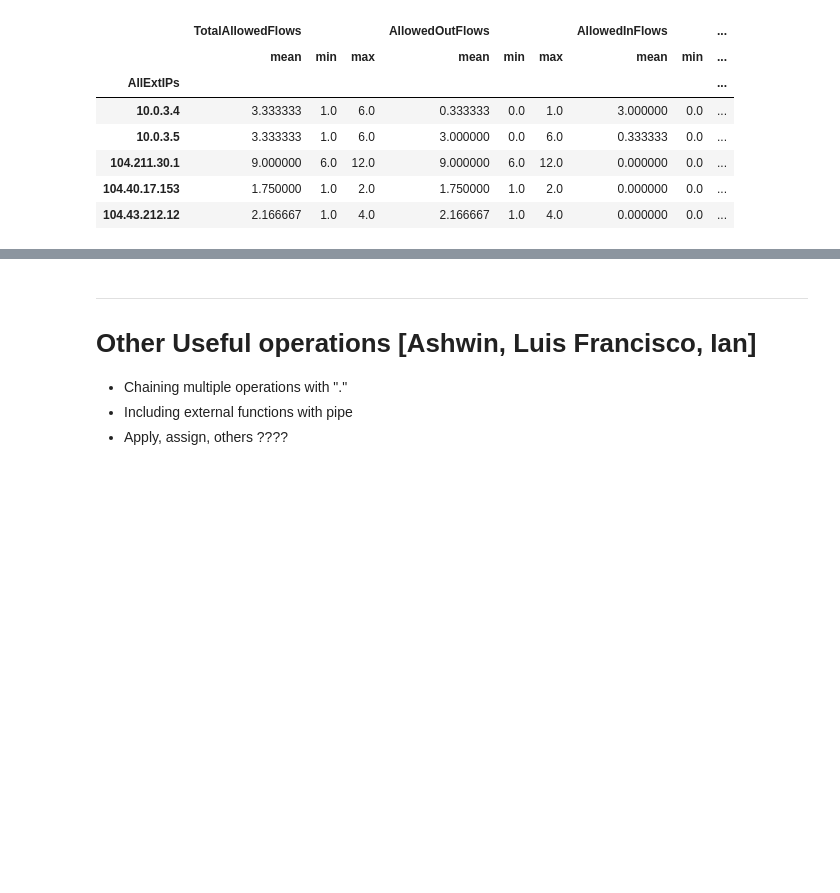
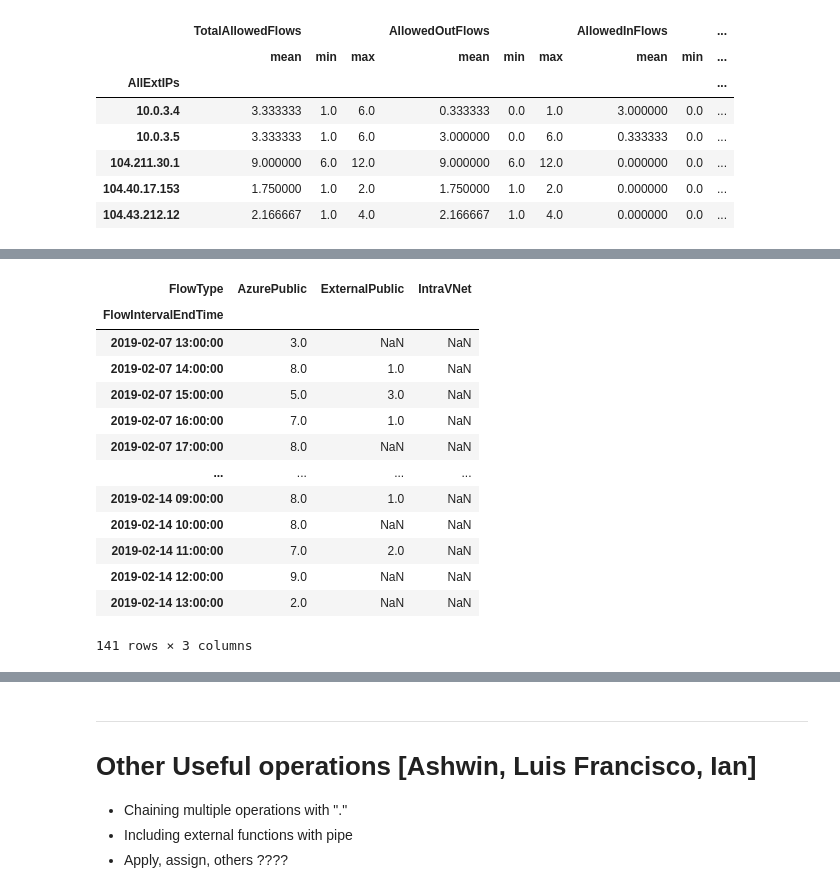
Before and after one commit to OTRF/infosec-jupyterthon, a Jupyter notebook: workshops/2021/day2/day2-3-Advanced-pandas.ipynb, the cells around one changed output, grey strips where cells are left out. Cells and saved outputs as stored; diff of their text form; code cells hidden in the pictures; blank space fills up the shorter version.

```diff
--- a/workshops/2021/day2/day2-3-Advanced-pandas.ipynb
+++ b/workshops/2021/day2/day2-3-Advanced-pandas.ipynb
@@ -571,0 +622,4 @@ net_df_agg_stacked.unstack().head()
+# %%
+# Prepare groupby dataset to perform pivot. Does expect column with unique values
+net_df_grouped = net_df.groupby(['FlowIntervalEndTime','FlowType'])['AllExtIPs'].count().reset_index()
+net_df_grouped.head()
@@ -572,3 +633,20 @@ net_df_agg_stacked.unstack().head()
+# %%
+net_df_grouped.pivot(index="FlowIntervalEndTime", columns="FlowType", values="AllExtIPs")
+# %% [output]
+| FlowType | AzurePublic | ExternalPublic | IntraVNet |
+| FlowIntervalEndTime |  |  |  |
+| 2019-02-07 13:00:00 | 3.0 | NaN | NaN |
+| 2019-02-07 14:00:00 | 8.0 | 1.0 | NaN |
+| 2019-02-07 15:00:00 | 5.0 | 3.0 | NaN |
+| 2019-02-07 16:00:00 | 7.0 | 1.0 | NaN |
+| 2019-02-07 17:00:00 | 8.0 | NaN | NaN |
+| ... | ... | ... | ... |
+| 2019-02-14 09:00:00 | 8.0 | 1.0 | NaN |
+| 2019-02-14 10:00:00 | 8.0 | NaN | NaN |
+| 2019-02-14 11:00:00 | 7.0 | 2.0 | NaN |
+| 2019-02-14 12:00:00 | 9.0 | NaN | NaN |
+| 2019-02-14 13:00:00 | 2.0 | NaN | NaN |
+141 rows × 3 columns
 # %% [markdown]
 ---
 # Time manipulation [Ashwin]
```
Also changed, not shown: parts of 29 cells of this notebook.
